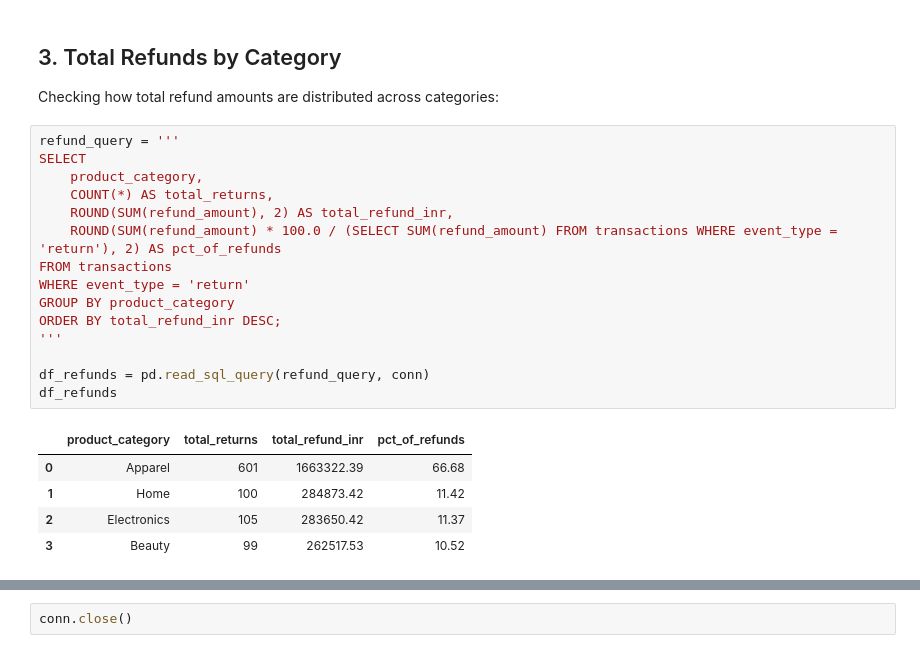
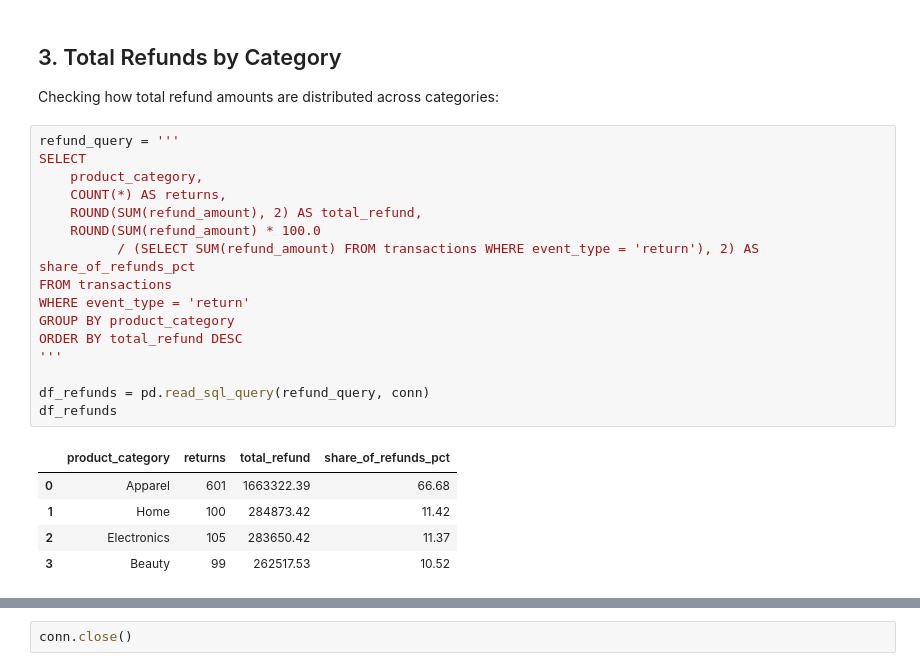
Before and after one commit to Saksham2410del/Ecommerce-returns-analytics, a Jupyter notebook: data_analysis.ipynb, the cells around one changed output, grey strips where cells are left out. Saved outputs shown, nothing was run; the diff lists cells and outputs as text.

```diff
--- a/data_analysis.ipynb
+++ b/data_analysis.ipynb
@@ -77,20 +67,21 @@ Checking how total refund amounts are distributed across categories:
 # %%
 refund_query = '''
 SELECT
     product_category,
-    COUNT(*) AS total_returns,
-    ROUND(SUM(refund_amount), 2) AS total_refund_inr,
-    ROUND(SUM(refund_amount) * 100.0 / (SELECT SUM(refund_amount) FROM transactions WHERE event_type = 'return'), 2) AS pct_of_refunds
+    COUNT(*) AS returns,
+    ROUND(SUM(refund_amount), 2) AS total_refund,
+    ROUND(SUM(refund_amount) * 100.0
+          / (SELECT SUM(refund_amount) FROM transactions WHERE event_type = 'return'), 2) AS share_of_refunds_pct
 FROM transactions
 WHERE event_type = 'return'
 GROUP BY product_category
-ORDER BY total_refund_inr DESC;
+ORDER BY total_refund DESC
 '''
 
 df_refunds = pd.read_sql_query(refund_query, conn)
 df_refunds
 # %% [output]
-|  | product_category | total_returns | total_refund_inr | pct_of_refunds |
+|  | product_category | returns | total_refund | share_of_refunds_pct |
 | 0 | Apparel | 601 | 1663322.39 | 66.68 |
 | 1 | Home | 100 | 284873.42 | 11.42 |
 | 2 | Electronics | 105 | 283650.42 | 11.37 |
```
Also changed, not shown: parts of 7 cells of this notebook, 8 other files.
